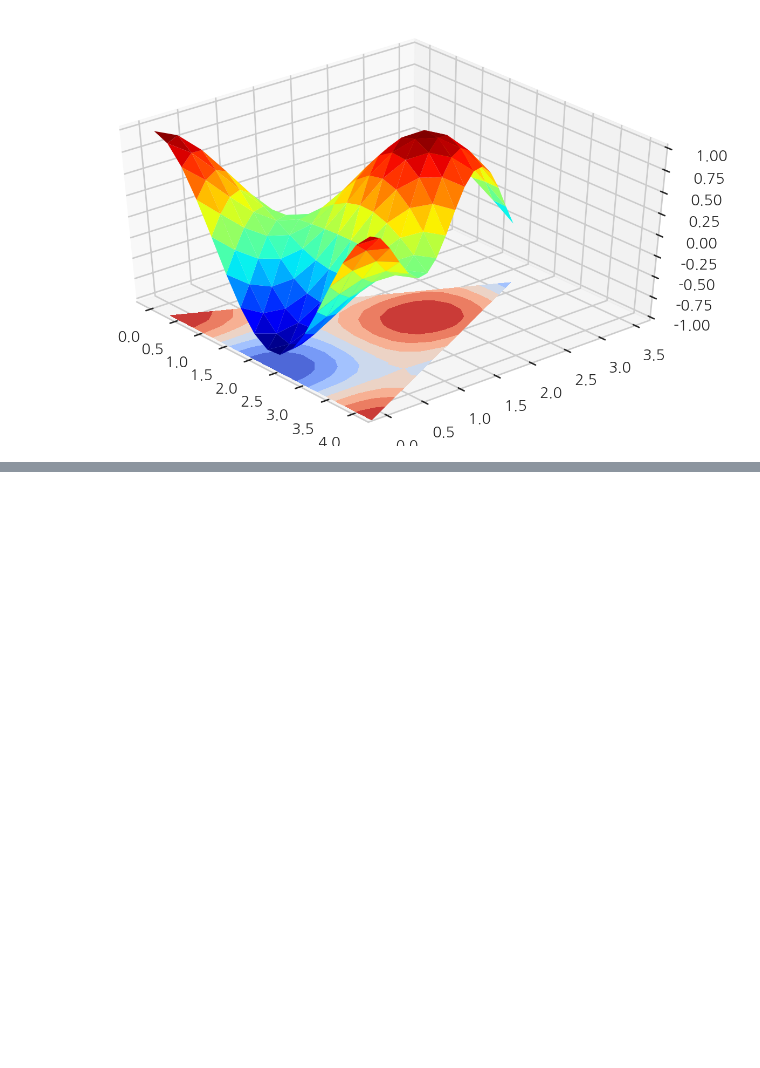
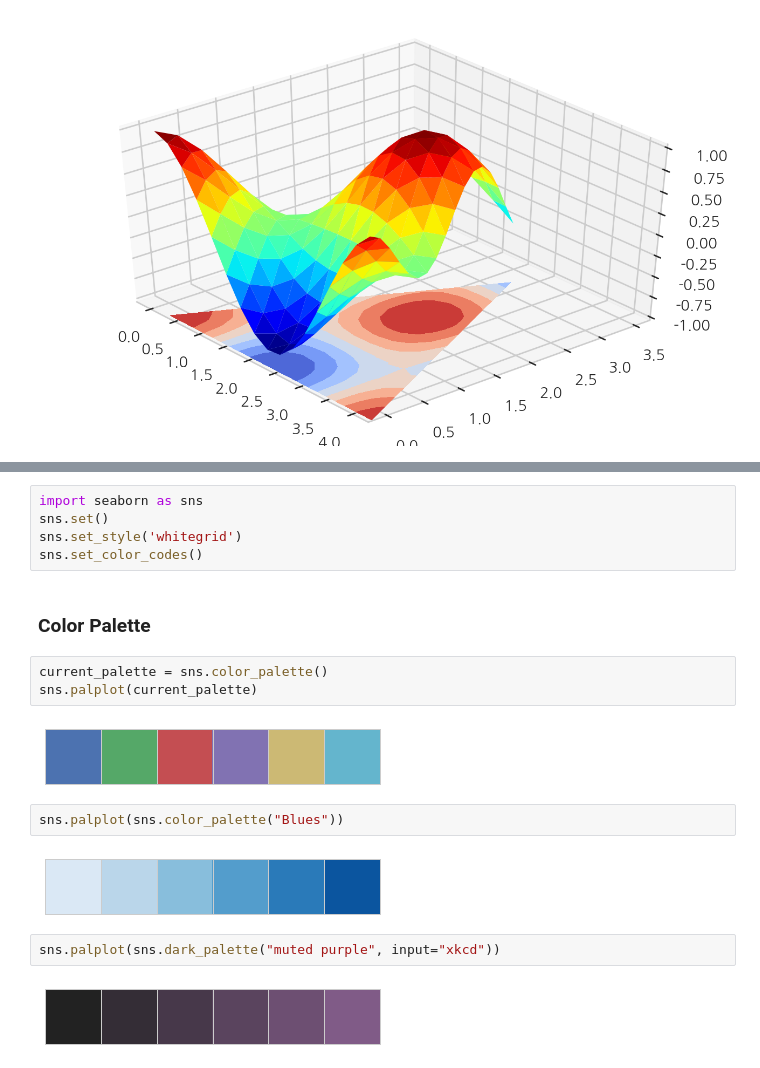
Before and after one commit to baegwangbin/TIL, a Jupyter notebook: Python/Data_Visualization.ipynb, the cells around one changed output, grey strips where cells are left out. Cells and saved outputs as stored; diff of their text form; blank space fills up the shorter version.

Commit message:
revised data visualization

```diff
--- a/Python/Data_Visualization.ipynb
+++ b/Python/Data_Visualization.ipynb
@@ -580,0 +619,20 @@ plt.show()
+# %%
+import seaborn as sns
+sns.set()
+sns.set_style('whitegrid')
+sns.set_color_codes()
+# %% [markdown]
+### Color Palette
+# %%
+current_palette = sns.color_palette()
+sns.palplot(current_palette)
+# %% [output]
+[figure, added]
+# %%
+sns.palplot(sns.color_palette("Blues"))
+# %% [output]
+[figure, added]
+# %%
+sns.palplot(sns.dark_palette("muted purple", input="xkcd"))
+# %% [output]
+[figure, added]
```
Also changed, not shown: parts of 97 cells of this notebook.
